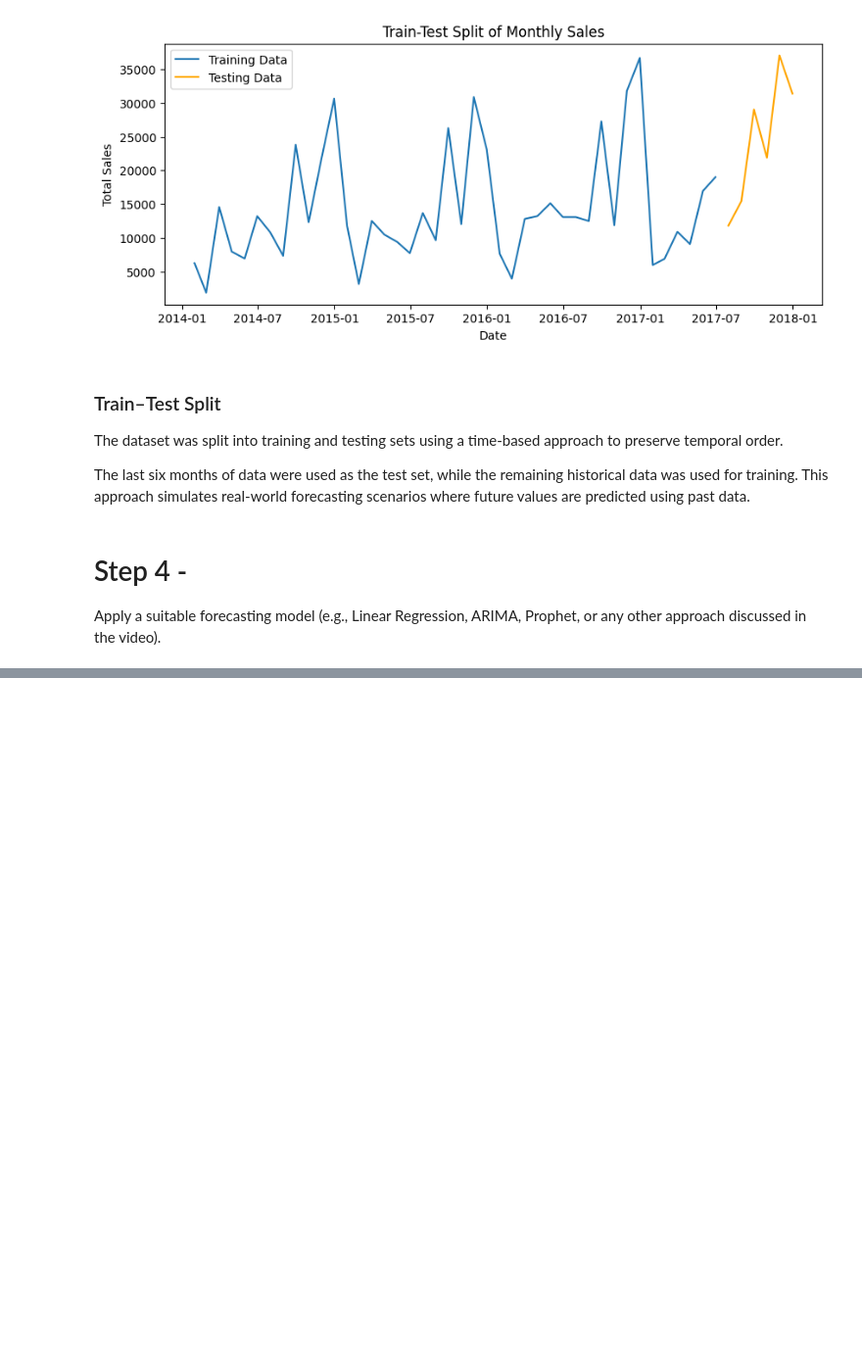
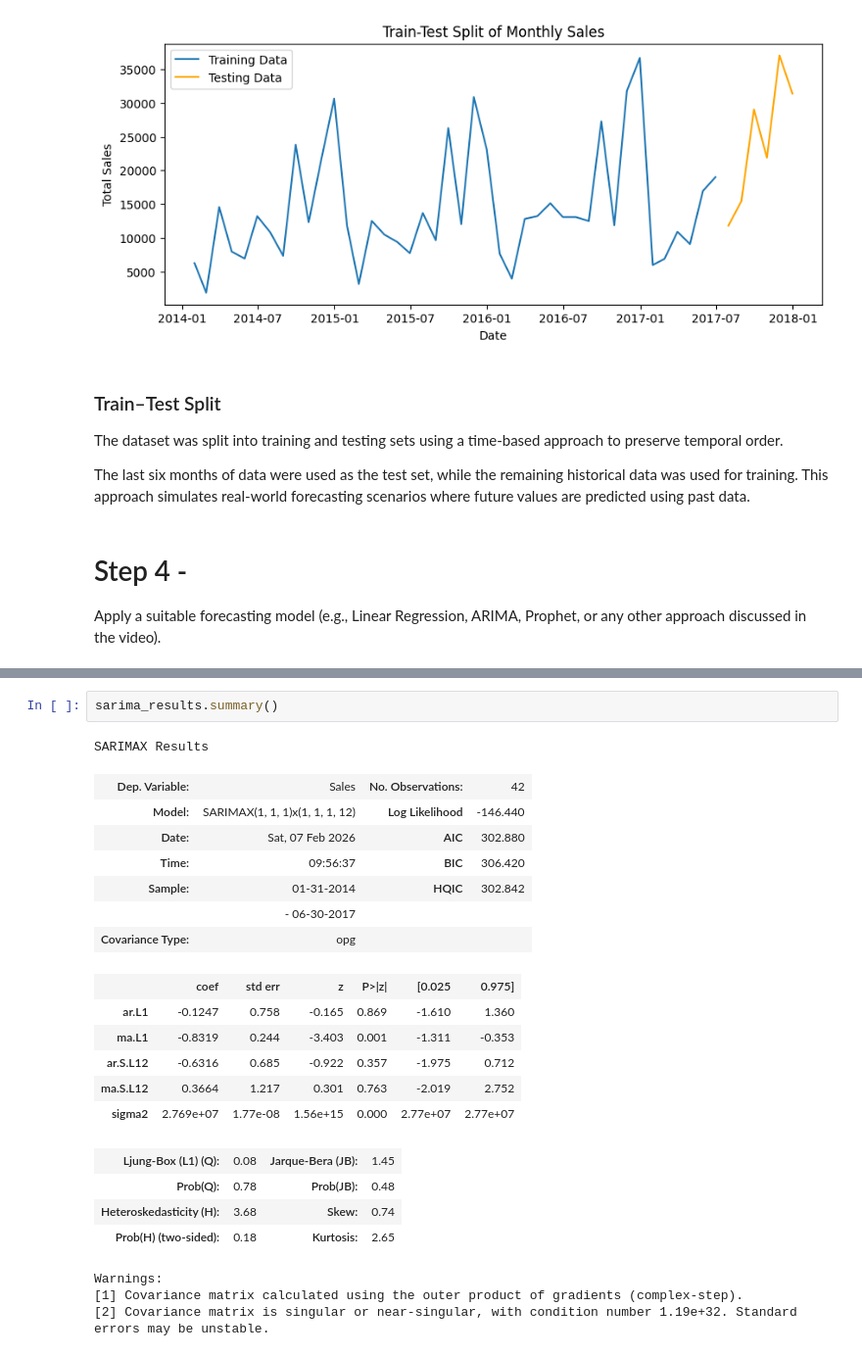
Before and after one commit to AmeyPhutane123/LearningDataScience, a Jupyter notebook: Data Science/Assignments/assignment6.ipynb, the cells around one changed output, grey strips where cells are left out. Shown at 98% size. Drawn from its saved outputs; the diff is of its cells as text; blank space fills up the shorter version.

```diff
--- a/Data Science/Assignments/assignment6.ipynb
+++ b/Data Science/Assignments/assignment6.ipynb
@@ -289,0 +301,24 @@ Apply a suitable forecasting model (e.g., Linear Regression, ARIMA, Prophet, or
+# %%
+sarima_results.summary()
+# %% [output]
+SARIMAX Results
+| Dep. Variable: | Sales | No. Observations: | 42 |
+| Model: | SARIMAX(1, 1, 1)x(1, 1, 1, 12) | Log Likelihood | -146.440 |
+| Date: | Sat, 07 Feb 2026 | AIC | 302.880 |
+| Time: | 09:56:37 | BIC | 306.420 |
+| Sample: | 01-31-2014 | HQIC | 302.842 |
+|  | - 06-30-2017 |  |  |
+| Covariance Type: | opg |  |  |
+|  | coef | std err | z | P>|z| | [0.025 | 0.975] |
+| ar.L1 | -0.1247 | 0.758 | -0.165 | 0.869 | -1.610 | 1.360 |
+| ma.L1 | -0.8319 | 0.244 | -3.403 | 0.001 | -1.311 | -0.353 |
+| ar.S.L12 | -0.6316 | 0.685 | -0.922 | 0.357 | -1.975 | 0.712 |
+| ma.S.L12 | 0.3664 | 1.217 | 0.301 | 0.763 | -2.019 | 2.752 |
+| sigma2 | 2.769e+07 | 1.77e-08 | 1.56e+15 | 0.000 | 2.77e+07 | 2.77e+07 |
+| Ljung-Box (L1) (Q): | 0.08 | Jarque-Bera (JB): | 1.45 |
+| Prob(Q): | 0.78 | Prob(JB): | 0.48 |
+| Heteroskedasticity (H): | 3.68 | Skew: | 0.74 |
+| Prob(H) (two-sided): | 0.18 | Kurtosis: | 2.65 |
+Warnings:
+[1] Covariance matrix calculated using the outer product of gradients (complex-step).
+[2] Covariance matrix is singular or near-singular, with condition number 1.19e+32. Standard errors may be unstable.
```
Also changed, not shown: parts of 10 cells of this notebook.
